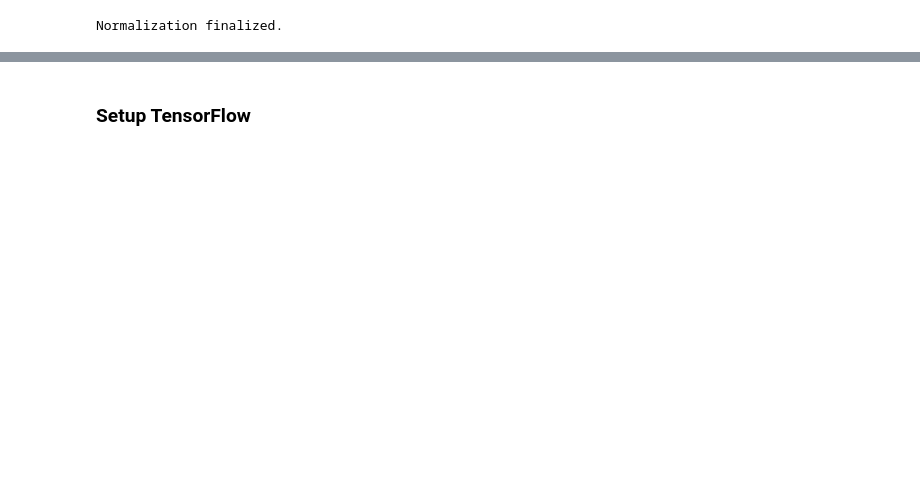
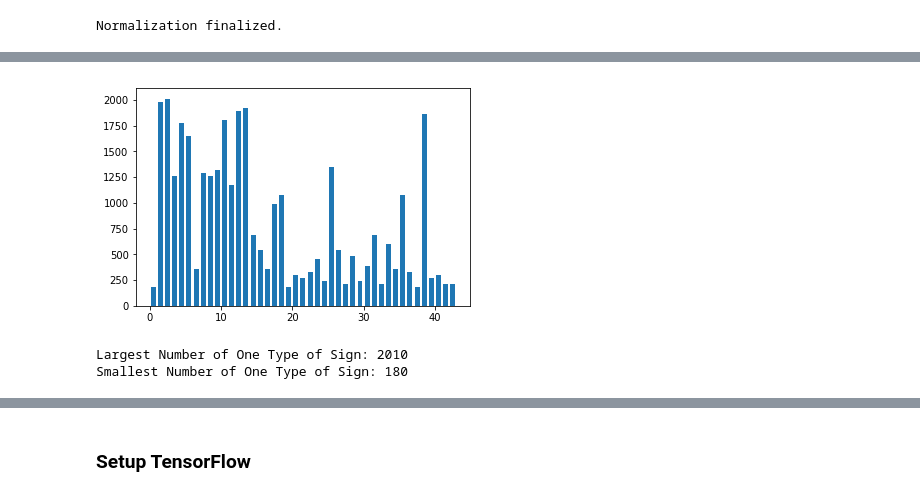
Before and after one commit to shanekelly/traffic-sign-classification, a Jupyter notebook: traffic_sign_classifier.ipynb, the cells around one changed output, grey strips where cells are left out. Saved outputs shown, nothing was run; the diff lists cells and outputs as text; code cells hidden in the pictures; blank space fills up the shorter version.

```diff
--- a/traffic_sign_classifier.ipynb
+++ b/traffic_sign_classifier.ipynb
@@ -340,21 +340,0 @@ visually_compare_img_datasets(x_train_t_s_w.squeeze(), x_train_t_s_w_b.squeeze()
-# %%
-### Preprocess the data here. It is required to normalize the data. Other preprocessing steps could include
-### converting to grayscale, etc.
-### Feel free to use as many code cells as needed.
-import sklearn
-
-
-def normalize(images):
-    return (images / (255 / 2)) - 1.0
-
-
-X_train, y_train = sklearn.utils.shuffle(X_train, y_train)
-X_valid, y_valid = sklearn.utils.shuffle(X_valid, y_valid)
-X_test, y_test = sklearn.utils.shuffle(X_test, y_test)
-print('Data shuffled!')
-
-
-X_train = normalize(X_train)
-X_valid = normalize(X_valid)
-X_test = normalize(X_test)
-print('Data normalized!')
@@ -360,0 +354,13 @@ print('Data normalized!')
+# %%
+# Histogram of label frequency
+plt.hist(y_train, bins=range(n_classes + 1), rwidth=0.7)
+plt.show()
+
+sign_counts = np.bincount(y_train)
+
+print('Largest Number of One Type of Sign:', np.max(sign_counts))
+print('Smallest Number of One Type of Sign:', np.min(sign_counts))
+# %% [output]
+[figure, added]
+Largest Number of One Type of Sign: 2010
+Smallest Number of One Type of Sign: 180
```
Also changed, not shown: parts of 17 cells of this notebook.
